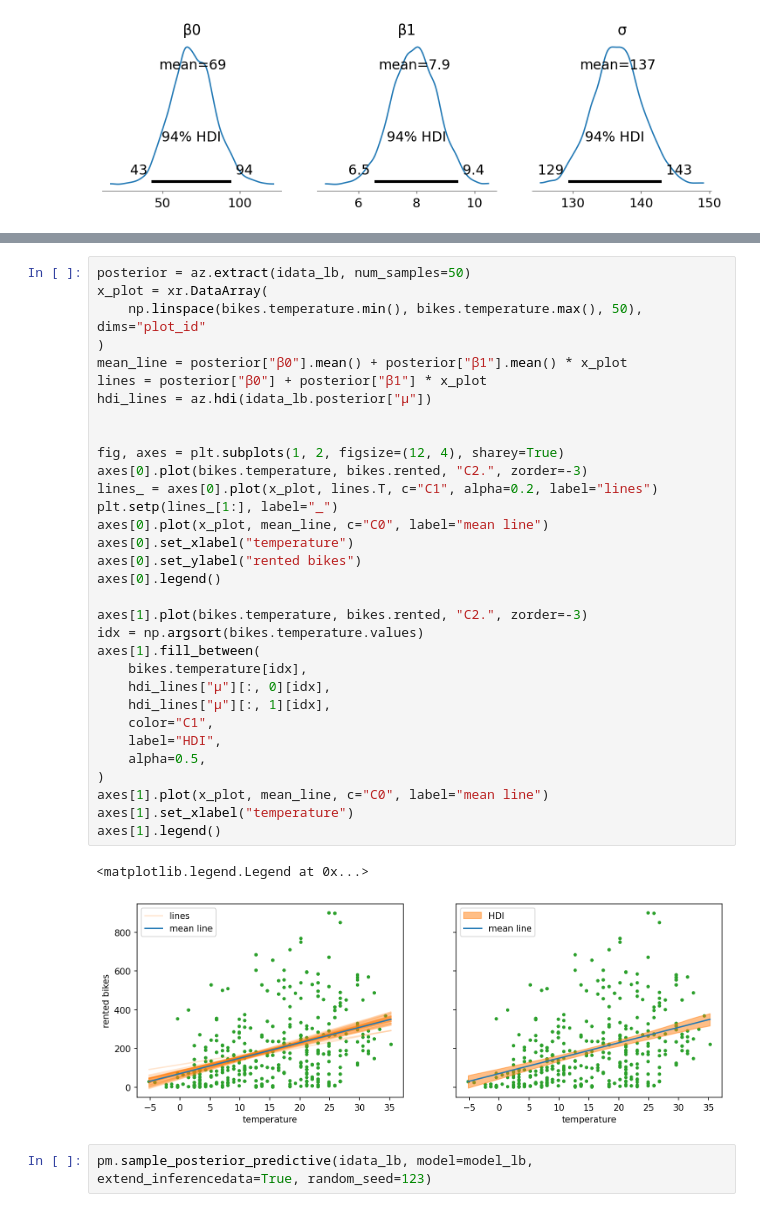
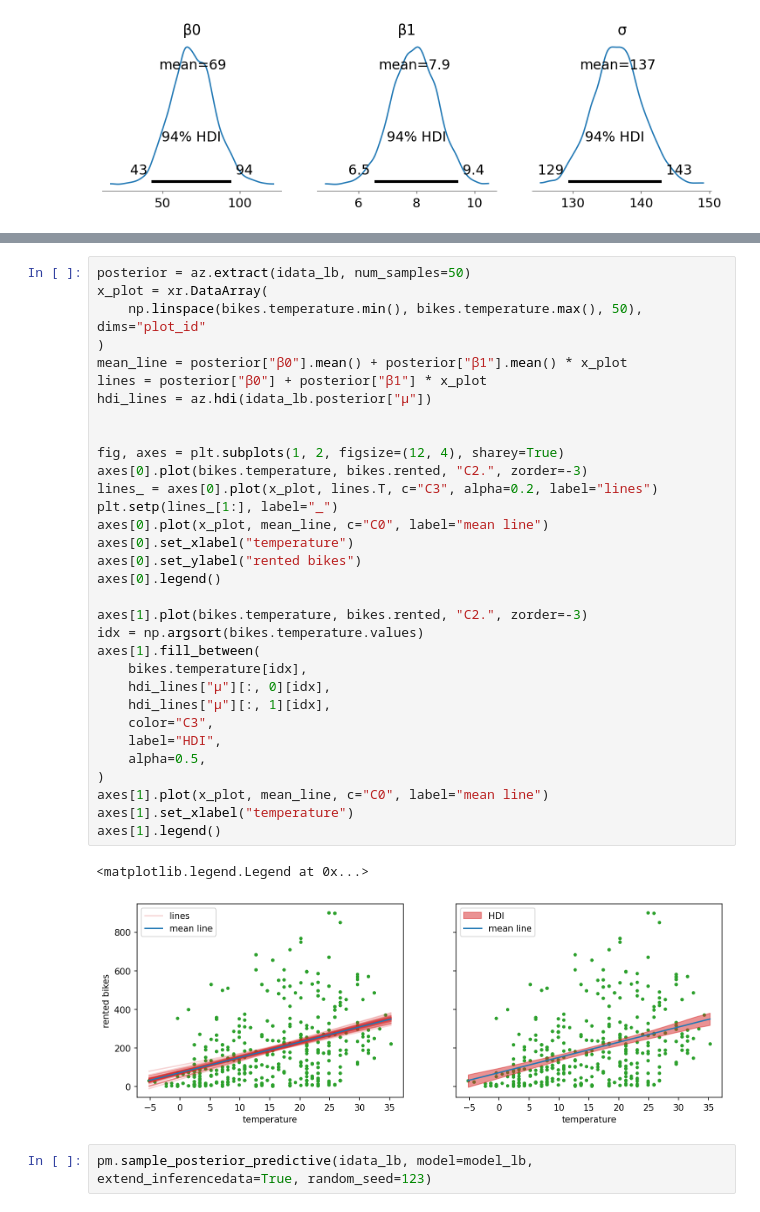
Before and after one commit to opherdonchin/StatisticalComputationAndAnalysis, a Jupyter notebook: Notebooks/Lecture06_LinearModels.ipynb, the cells around one changed output, grey strips where cells are left out. Cells and saved outputs as stored; diff of their text form.

```diff
--- a/Notebooks/Lecture06_LinearModels.ipynb
+++ b/Notebooks/Lecture06_LinearModels.ipynb
@@ -52,36 +128,36 @@ posterior = az.extract(idata_lb, num_samples=50)
 x_plot = xr.DataArray(
     np.linspace(bikes.temperature.min(), bikes.temperature.max(), 50), dims="plot_id"
 )
 mean_line = posterior["β0"].mean() + posterior["β1"].mean() * x_plot
 lines = posterior["β0"] + posterior["β1"] * x_plot
 hdi_lines = az.hdi(idata_lb.posterior["μ"])
 
 
 fig, axes = plt.subplots(1, 2, figsize=(12, 4), sharey=True)
 axes[0].plot(bikes.temperature, bikes.rented, "C2.", zorder=-3)
-lines_ = axes[0].plot(x_plot, lines.T, c="C1", alpha=0.2, label="lines")
+lines_ = axes[0].plot(x_plot, lines.T, c="C3", alpha=0.2, label="lines")
 plt.setp(lines_[1:], label="_")
 axes[0].plot(x_plot, mean_line, c="C0", label="mean line")
 axes[0].set_xlabel("temperature")
 axes[0].set_ylabel("rented bikes")
 axes[0].legend()
 
 axes[1].plot(bikes.temperature, bikes.rented, "C2.", zorder=-3)
 idx = np.argsort(bikes.temperature.values)
 axes[1].fill_between(
     bikes.temperature[idx],
     hdi_lines["μ"][:, 0][idx],
     hdi_lines["μ"][:, 1][idx],
-    color="C1",
+    color="C3",
     label="HDI",
     alpha=0.5,
 )
 axes[1].plot(x_plot, mean_line, c="C0", label="mean line")
 axes[1].set_xlabel("temperature")
 axes[1].legend()
 # %% [output]
 <matplotlib.legend.Legend at 0x...>
-[figure, old version]
+[figure, new version]
 # %%
 pm.sample_posterior_predictive(idata_lb, model=model_lb, extend_inferencedata=True, random_seed=123)
 # %% [output]
```
Also changed, not shown: parts of 8 cells of this notebook, 1 other file.
